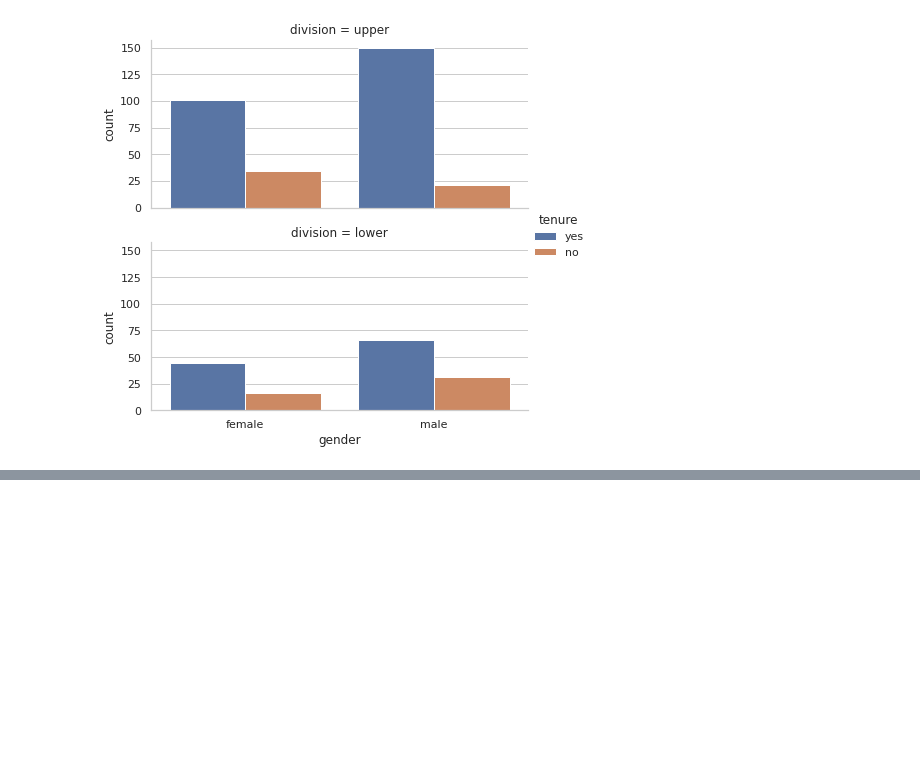
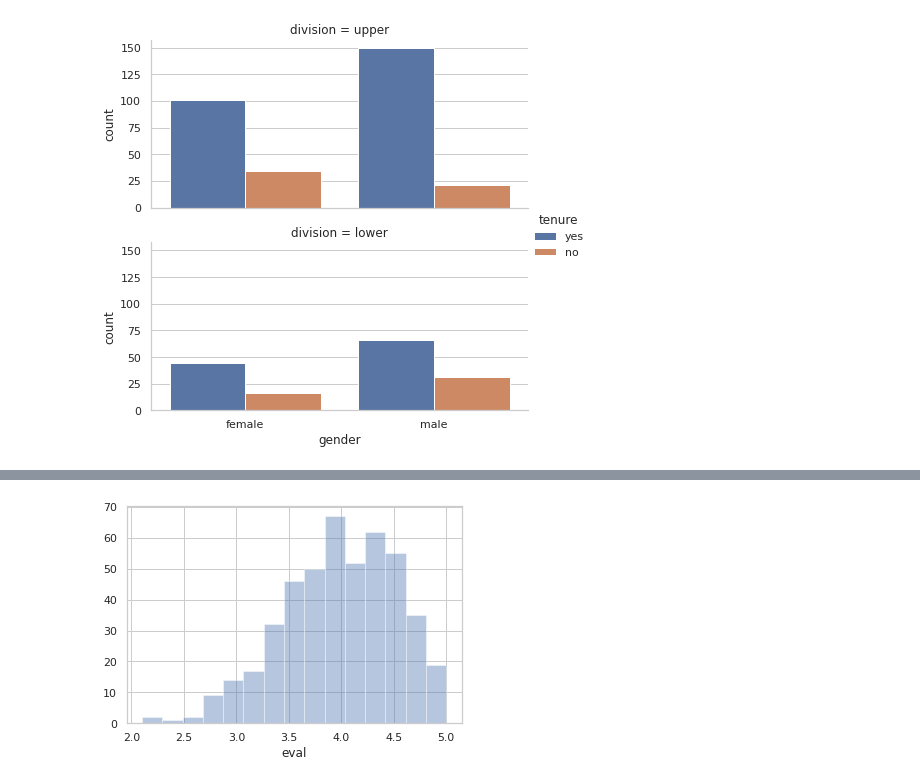
Before and after one commit to Muhliscm/Course-era-captone, a Jupyter notebook: statistics.ipynb, the cells around one changed output, grey strips where cells are left out. Saved outputs shown, nothing was run; the diff lists cells and outputs as text; code cells hidden in the pictures; blank space fills up the shorter version.

```diff
--- a/statistics.ipynb
+++ b/statistics.ipynb
@@ -224,0 +232,4 @@ sns.catplot(x = 'gender', hue = 'tenure', row = 'division',
+# %%
+ax = sns.distplot(ratings_df['eval'], kde= False)
+# %% [output]
+[figure, added]
```
Also changed, not shown: parts of 8 cells of this notebook.
